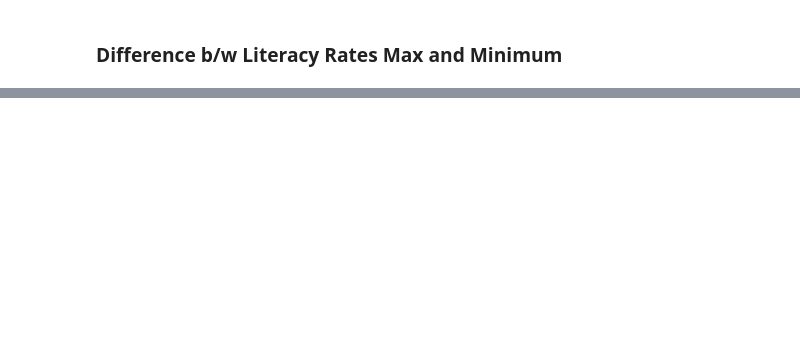
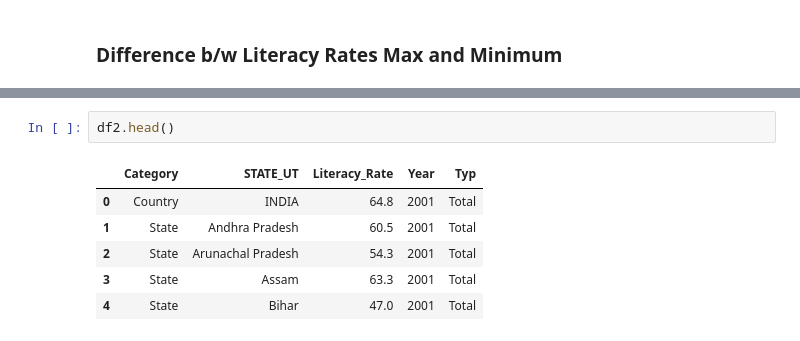
Before and after one commit to anuj3101/Atom, a Jupyter notebook: Indian Literacy.ipynb, the cells around one changed output, grey strips where cells are left out. Saved outputs shown, nothing was run; the diff lists cells and outputs as text; blank space fills up the shorter version.

```diff
--- a/Indian Literacy.ipynb
+++ b/Indian Literacy.ipynb
@@ -137,0 +117,9 @@ q4
+# %%
+df2.head()
+# %% [output]
+|  | Category | STATE_UT | Literacy_Rate | Year | Typ |
+| 0 | Country | INDIA | 64.8 | 2001 | Total |
+| 1 | State | Andhra Pradesh | 60.5 | 2001 | Total |
+| 2 | State | Arunachal Pradesh | 54.3 | 2001 | Total |
+| 3 | State | Assam | 63.3 | 2001 | Total |
+| 4 | State | Bihar | 47.0 | 2001 | Total |
```
Also changed, not shown: parts of 7 cells of this notebook.
